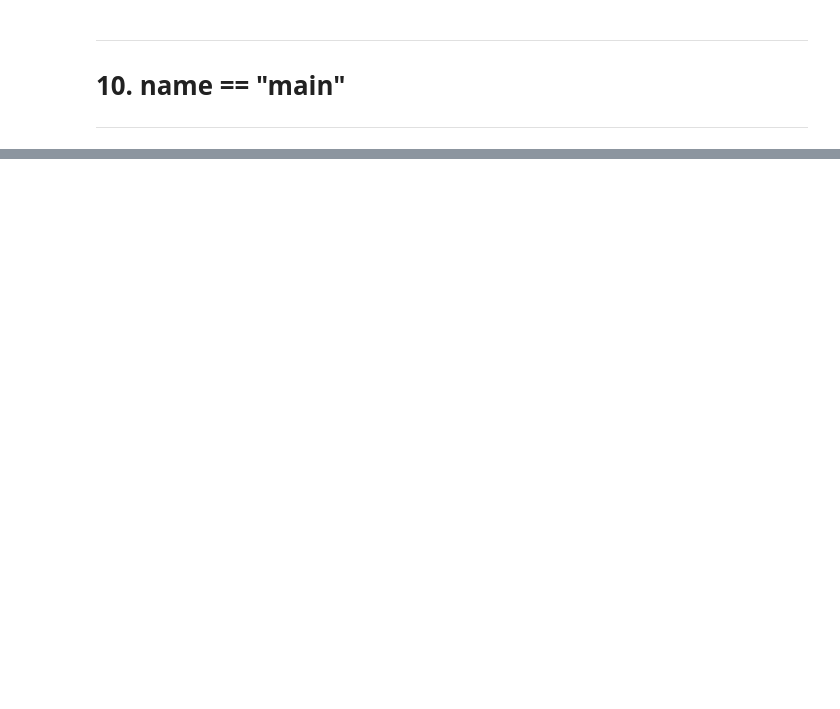
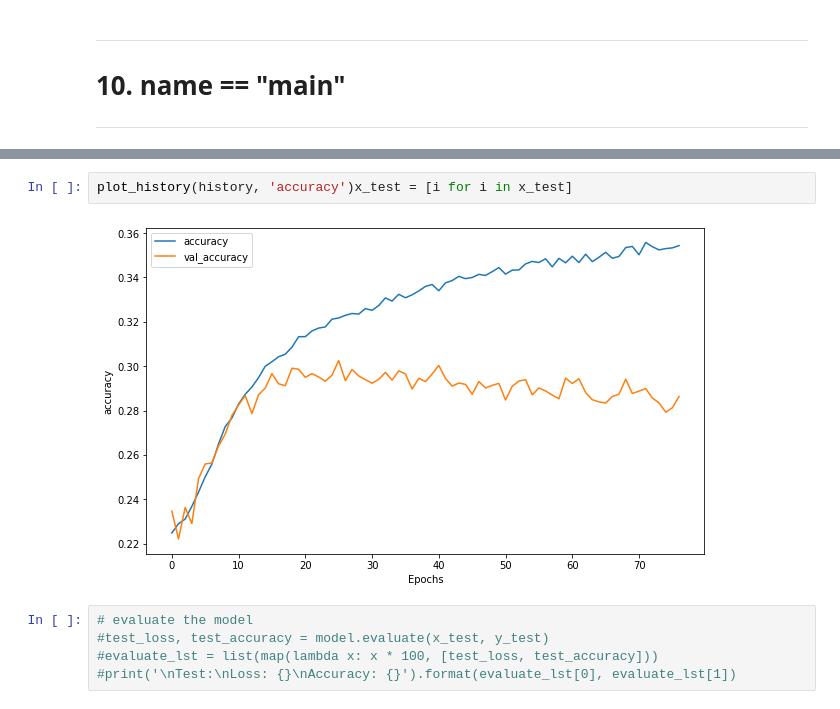
Before and after one commit to aascode/sentiment-analysis-2, a Jupyter notebook: training/training_words.ipynb, the cells around one changed output, grey strips where cells are left out. Drawn from its saved outputs; the diff is of its cells as text; blank space fills up the shorter version.

```diff
--- a/training/training_words.ipynb
+++ b/training/training_words.ipynb
@@ -452,0 +480,9 @@ Epoch 4/100
+# %%
+plot_history(history, 'accuracy')x_test = [i for i in x_test]
+# %% [output]
+[figure, added]
+# %%
+# evaluate the model
+#test_loss, test_accuracy = model.evaluate(x_test, y_test)
+#evaluate_lst = list(map(lambda x: x * 100, [test_loss, test_accuracy]))
+#print('\nTest:\nLoss: {}\nAccuracy: {}').format(evaluate_lst[0], evaluate_lst[1])
```
Also changed, not shown: parts of 18 cells of this notebook, 4 other files.
